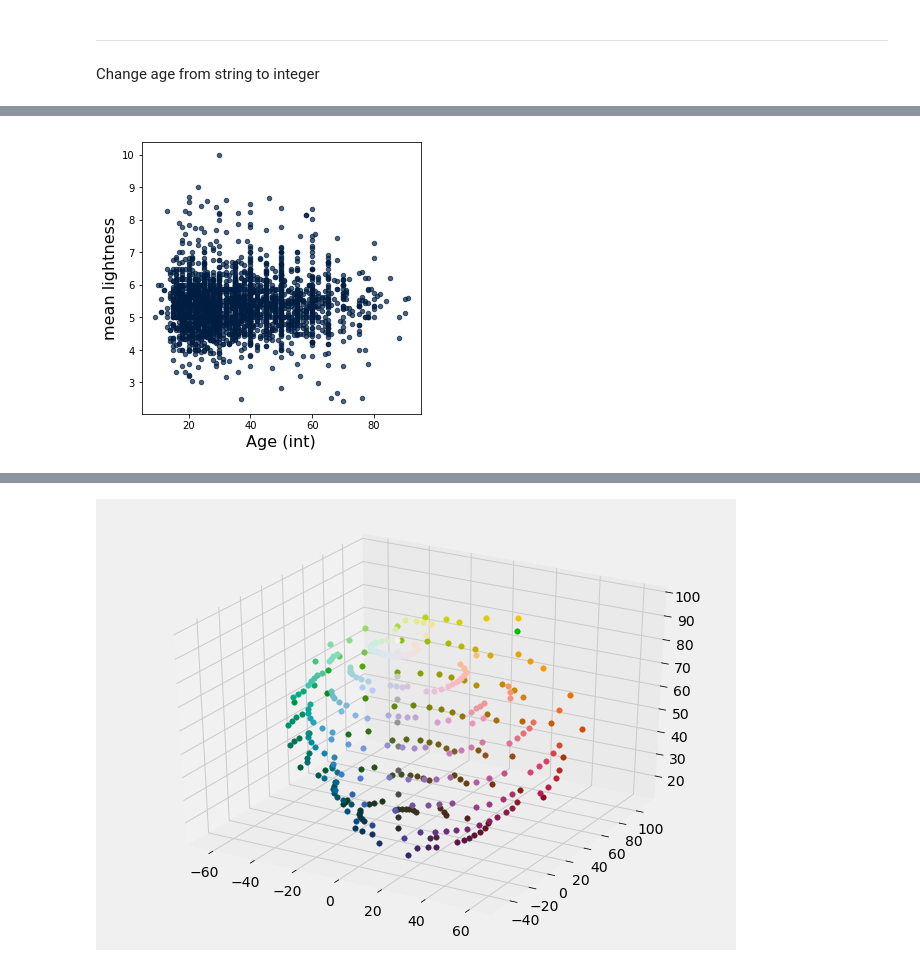
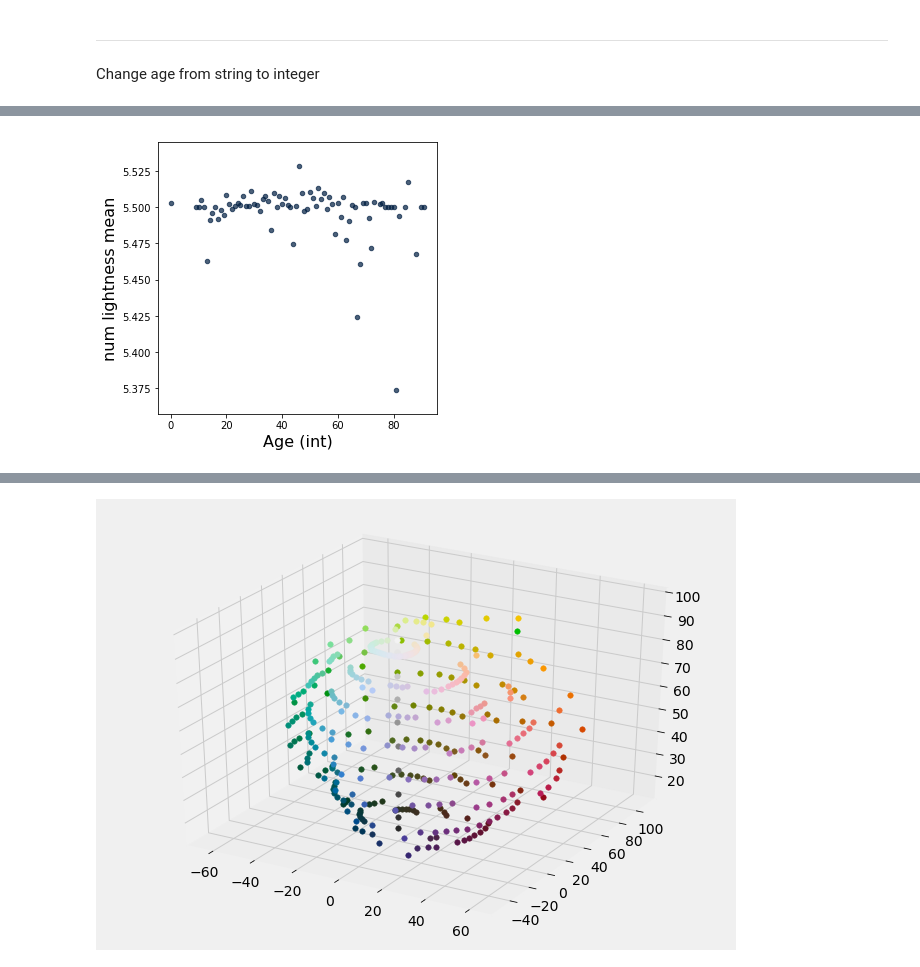
Before and after one commit to jasonsjiang/World-Color-Survey, a Jupyter notebook: finalprojecttest.ipynb, the cells around one changed output, grey strips where cells are left out. Saved outputs shown, nothing was run; the diff lists cells and outputs as text; code cells hidden in the pictures.

```diff
--- a/finalprojecttest.ipynb
+++ b/finalprojecttest.ipynb
@@ -271,3 +239,7 @@ speakerTable_no_zeroes = speakerTable.where('Age (int)', are.above(0))
+# %%
+spkr_r_m.scatter('Age (int)', 'num lightness mean')
+# %% [output]
+[figure, added]
 # %%
 lang_spk = speakerTable.group('Language')
 langs = lang_spk.column(0)
@@ -291,4 +257,0 @@ spkr_resp = Table().from_df(df)
-# %%
-spkr_resp.scatter('Age (int)', 'mean lightness')
-# %% [output]
-[figure, removed]
```
Also changed, not shown: parts of 45 cells of this notebook.
